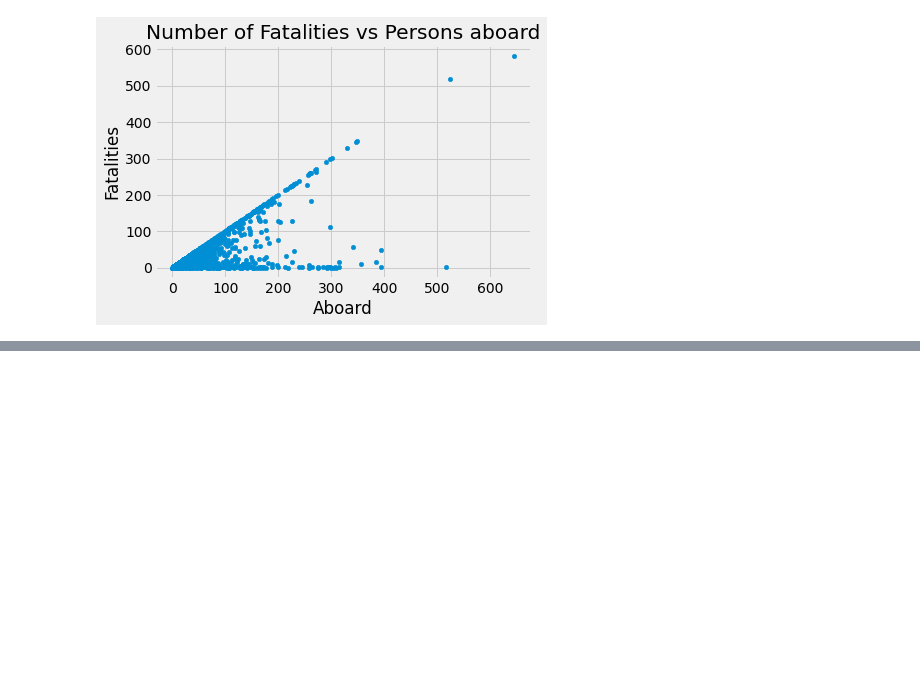
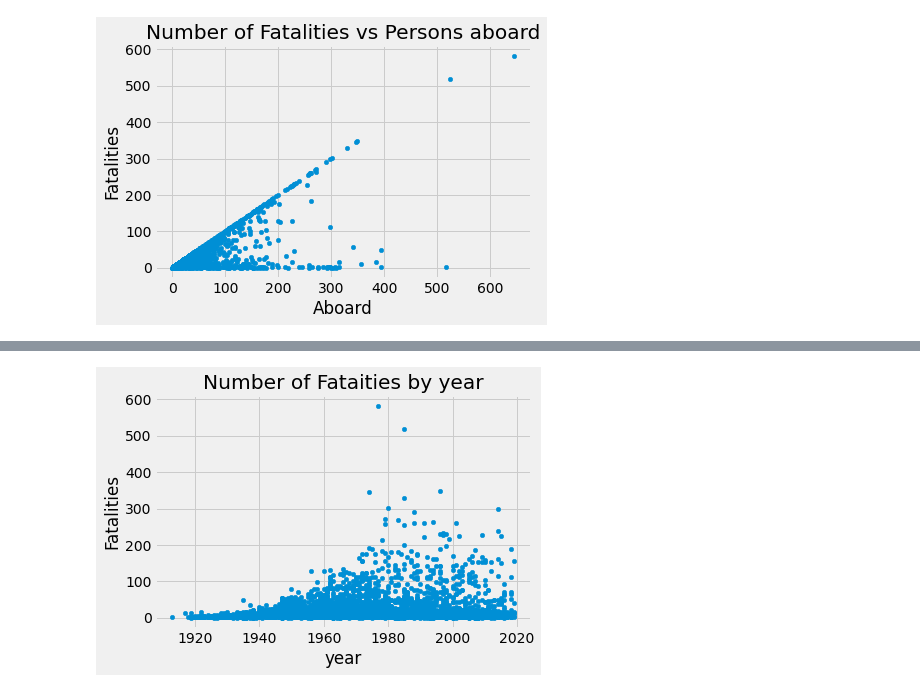
Before and after one commit to sberniz/FlyngSaferThanBefore, a Jupyter notebook: Santiago_Berniz_Flying_has_gotten_safer.ipynb, the cells around one changed output, grey strips where cells are left out. Saved outputs shown, nothing was run; the diff lists cells and outputs as text; code cells hidden in the pictures; blank space fills up the shorter version.

Commit message:
Flying Safety Complete analysis notebook

```diff
--- a/Santiago_Berniz_Flying_has_gotten_safer.ipynb
+++ b/Santiago_Berniz_Flying_has_gotten_safer.ipynb
@@ -13,4 +34,4 @@ import plotly.graph_objects as go #plotly go
 # %%
 #load plane crash data worldwide from 1908 till 2019
-plane_crash = pd.read_csv('https://raw.githubusercontent.com/sberniz/FlyingvsDriving/master/data/plane_crash_2019.csv')
+plane_crash = pd.read_csv('https://raw.githubusercontent.com/sberniz/FlyngSaferThanBefore/master/data/plane_crash_2019.csv')
 plane_crash.head()
@@ -285,0 +139,5 @@ pio.write_html(fig, file='index.html', auto_open=True)
+# %%
+#compares Fatalities with Years couple of outliers on scotterplot by 1980
+plane_crash.plot.scatter('year','Fatalities',title="Number of Fataities by year");
+# %% [output]
+[figure, added]
```
Also changed, not shown: parts of 78 cells of this notebook.
